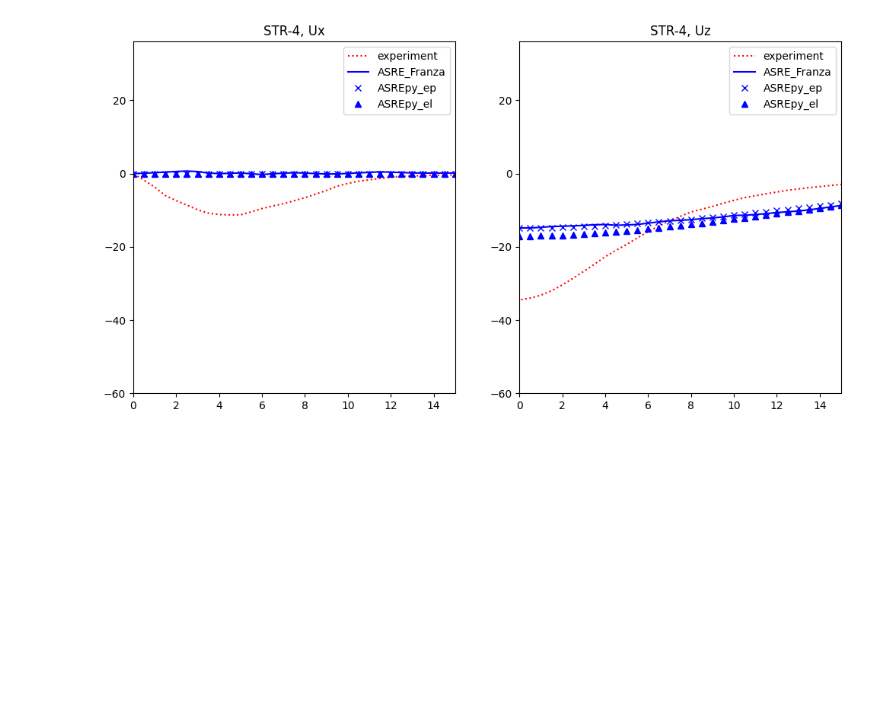
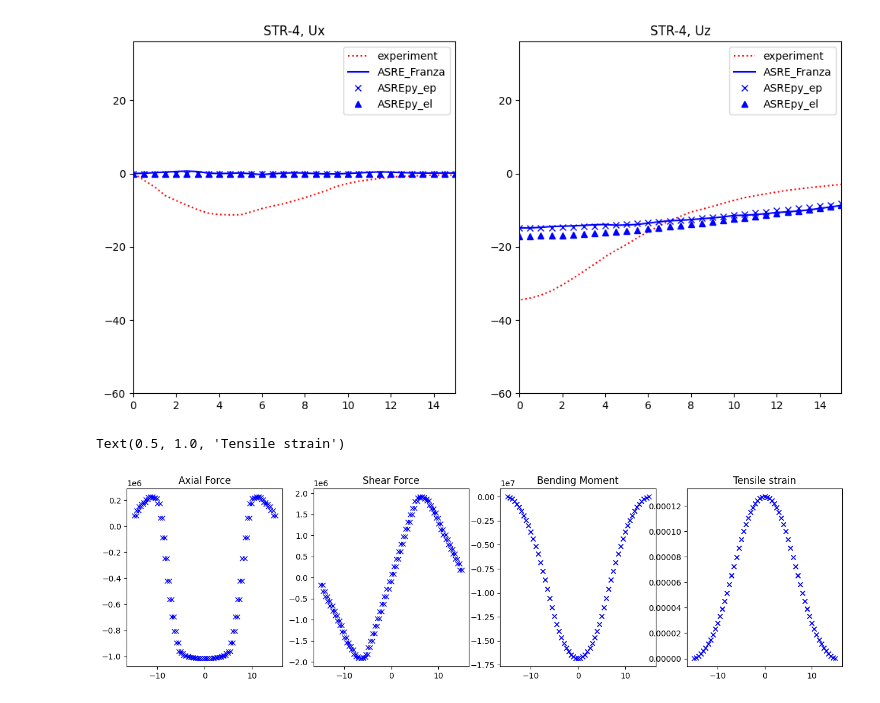
Before and after one commit to jinyan1214/ASREp, a Jupyter notebook: Examples/EquivalentBeam/EquivalentBeamVerification.ipynb, the cells around one changed output. Drawn from its saved outputs; the diff is of its cells as text; code cells hidden in the pictures; blank space fills up the shorter version.

Commit message:
Add dll for windows and update Examples\EquivalentBeam to plot internal forces and tensile strain

```diff
--- a/Examples/EquivalentBeam/EquivalentBeamVerification.ipynb
+++ b/Examples/EquivalentBeam/EquivalentBeamVerification.ipynb
@@ -413,3 +413,25 @@ fig, axes = plt.subplots(nrows=1, ncols=2, sharex=True,
 plot_verification(val_data_dir, vl, beam_id, beamX, model, axes, model_el)
 # %% [output]
 [figure]
+# %%
+# Plot the internal forces
+fig, axes = plt.subplots(nrows=1, ncols=4, sharex=True,
+                                        figsize=(16, 4))
+axes[0].plot(beamX[:-1], model.axialForce[::2], 'bx', label = 'Axial Force ASREpy')
+axes[0].plot(beamX[1:], model.axialForce[1::2], 'bx', label = 'Axial Force ASREpy')
+axes[0].set_title('Axial Force')
+
+axes[1].plot(beamX[:-1], model.shearForce[::2], 'bx', label = 'Shear Force ASREpy')
+axes[1].plot(beamX[1:], model.shearForce[1::2], 'bx', label = 'Shear Force ASREpy')
+axes[1].set_title('Shear Force')
+
+axes[2].plot(beamX[:-1], model.moment[::2], 'bx', label = 'Bending Moment ASREpy')
+axes[2].plot(beamX[1:], model.moment[1::2], 'bx', label = 'Bending Moment ASREpy')
+axes[2].set_title('Bending Moment')
+
+axes[3].plot(beamX[:-1], model.eps_t[::2], 'bx', label = 'Tensile strain ASREpy')
+axes[3].plot(beamX[1:], model.eps_t[1::2], 'bx', label = 'Tensile strain ASREpy')
+axes[3].set_title('Tensile strain')
+# %% [output]
+Text(0.5, 1.0, 'Tensile strain')
+[figure, added]
```
Also changed, not shown: 3 other files.
